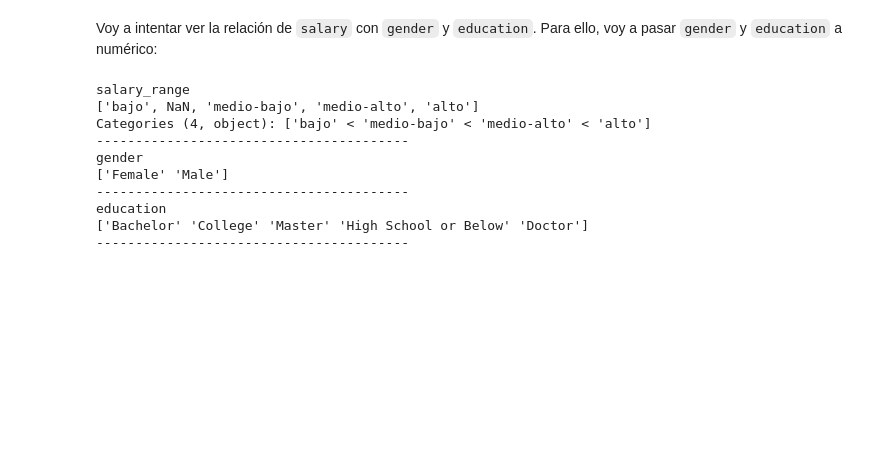
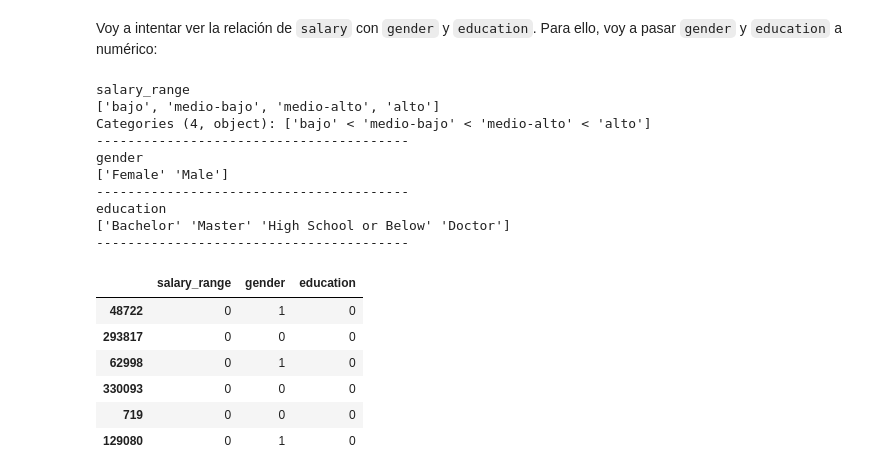
Before and after one commit to Adalab/bda-modulo-3-evaluacion-final-sansisimon, a Jupyter notebook: fase-1-eda-y-limpieza.ipynb, the cells around one changed output. Cells and saved outputs as stored; diff of their text form; code cells hidden in the pictures; blank space fills up the shorter version.

```diff
--- a/fase-1.ipynb
+++ b/fase-1-eda-y-limpieza.ipynb
@@ -604,18 +607,18 @@ df_imputacion_salario = df[['salary_range', 'gender', 'education']]
 #Antes de hacer ningún cambio:
 for col in df_imputacion_salario:
     print(col)
-    print(df[col].unique())
+    print(df_imputacion_salario[col].unique())
     print('-' * 40)
 # %% [output]
 salary_range
-['bajo', NaN, 'medio-bajo', 'medio-alto', 'alto']
+['bajo', 'medio-bajo', 'medio-alto', 'alto']
 Categories (4, object): ['bajo' < 'medio-bajo' < 'medio-alto' < 'alto']
 ----------------------------------------
 gender
 ['Female' 'Male']
 ----------------------------------------
 education
-['Bachelor' 'College' 'Master' 'High School or Below' 'Doctor']
+['Bachelor' 'Master' 'High School or Below' 'Doctor']
 ----------------------------------------
 # %%
 #ahora vamos a usar pd.factorize() que convierte los valores únicos de una serie/col en números enteros únicos.
@@ -622,4 +628,14 @@ education
 df_imputacion_salario = df_imputacion_salario.apply(lambda x: pd.factorize(x)[0])
+# %%
+df_imputacion_salario.sample(6)
+# %% [output]
+|  | salary_range | gender | education |
+| 48722 | 0 | 1 | 0 |
+| 293817 | 0 | 0 | 0 |
+| 62998 | 0 | 1 | 0 |
+| 330093 | 0 | 0 | 0 |
+| 719 | 0 | 0 | 0 |
+| 129080 | 0 | 1 | 0 |
 # %%
 #Después de hacer factorize():
 for col in df_imputacion_salario:
```
Also changed, not shown: parts of 10 cells of this notebook, 4 other files.
